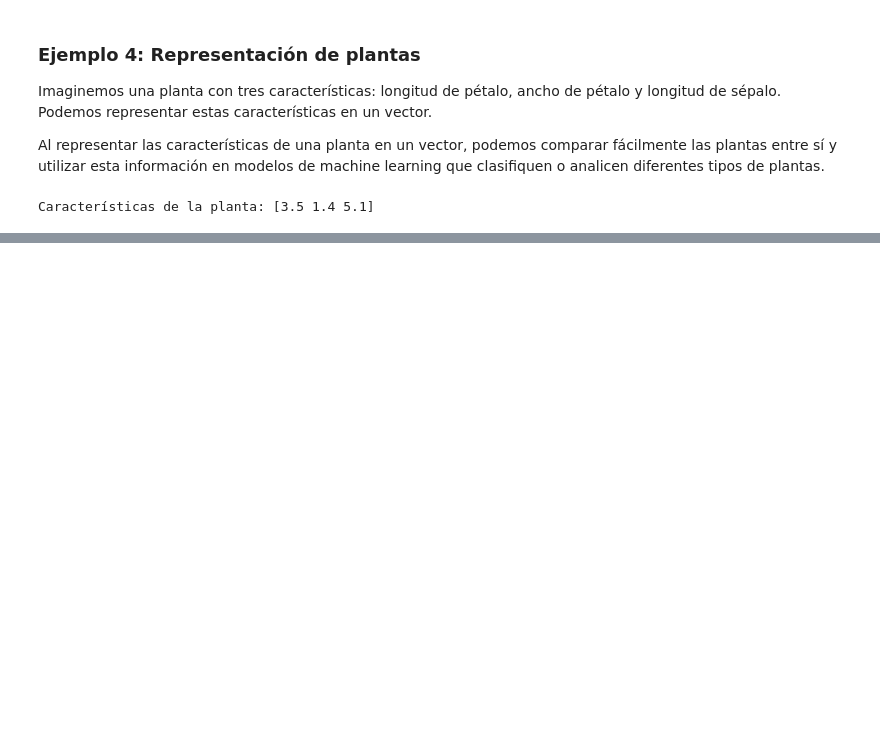
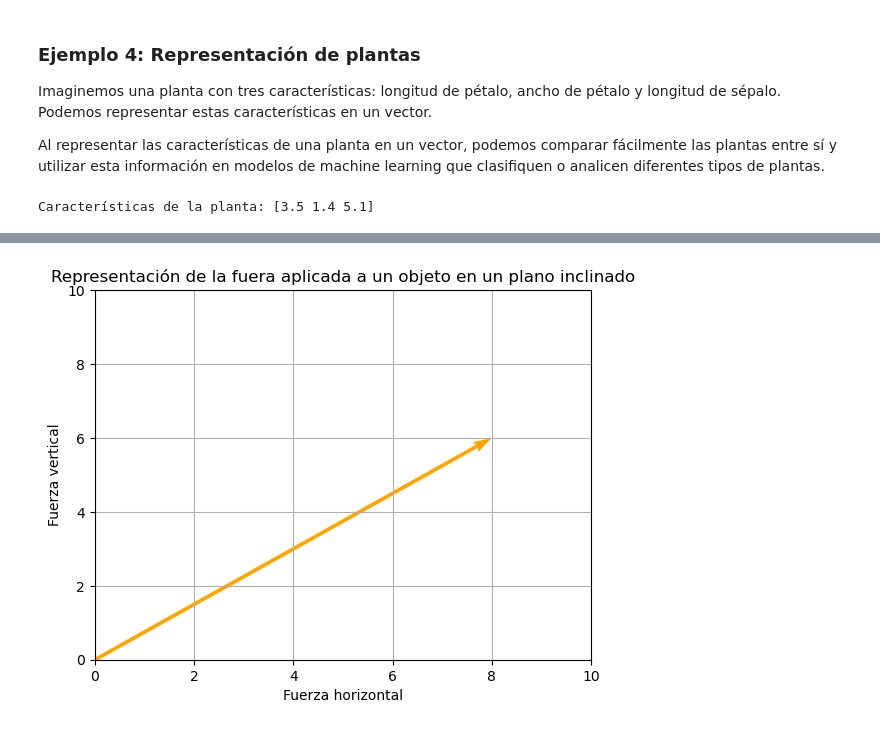
Before and after one commit to fernando-ruiz-rico/vectores, a Jupyter notebook: Ejercicios_vectores_1.ipynb, the cells around one changed output, grey strips where cells are left out. Cells and saved outputs as stored; diff of their text form; code cells hidden in the pictures; blank space fills up the shorter version.

```diff
--- a/Ejercicios_vectores_1.ipynb
+++ b/Ejercicios_vectores_1.ipynb
@@ -74,0 +102,18 @@ Características de la planta: [3.5 1.4 5.1]
+# %%
+import numpy as np
+import matplotlib.pyplot as plt
+
+# Creamos primero el vector del viento
+fuerza = np.array([8, 6])
+
+# Representamos el vector en el gráfico
+plt.quiver(0, 0, fuerza[0], fuerza[1], angles='xy', scale_units='xy', scale=1, color='orange')
+plt.xlim(0, 10)
+plt.ylim(0, 10)
+plt.xlabel("Fuerza horizontal")
+plt.ylabel("Fuerza vertical")
+plt.title("Representación de la fuera aplicada a un objeto en un plano inclinado")
+plt.grid()
+plt.show()
+# %% [output]
+[figure, added]
```
Also changed, not shown: parts of 3 cells of this notebook.
